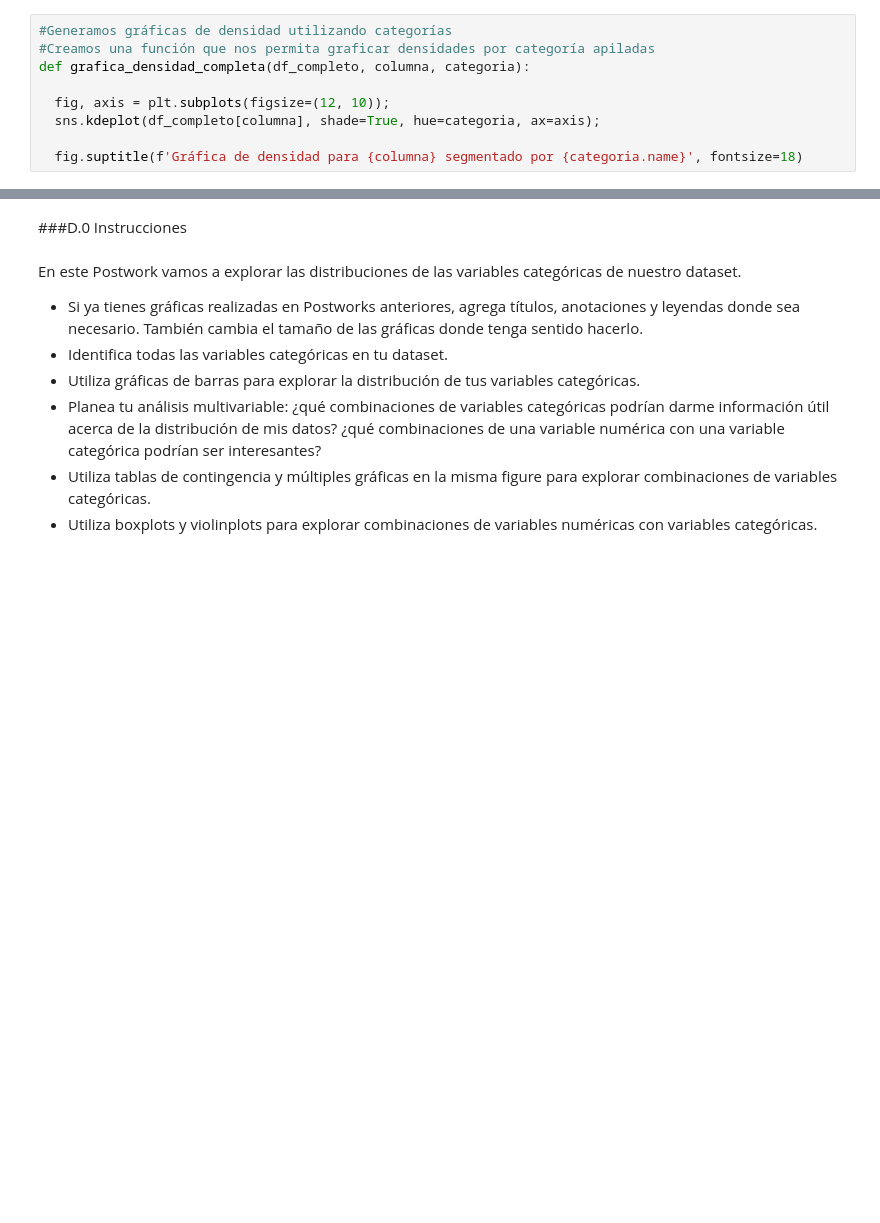
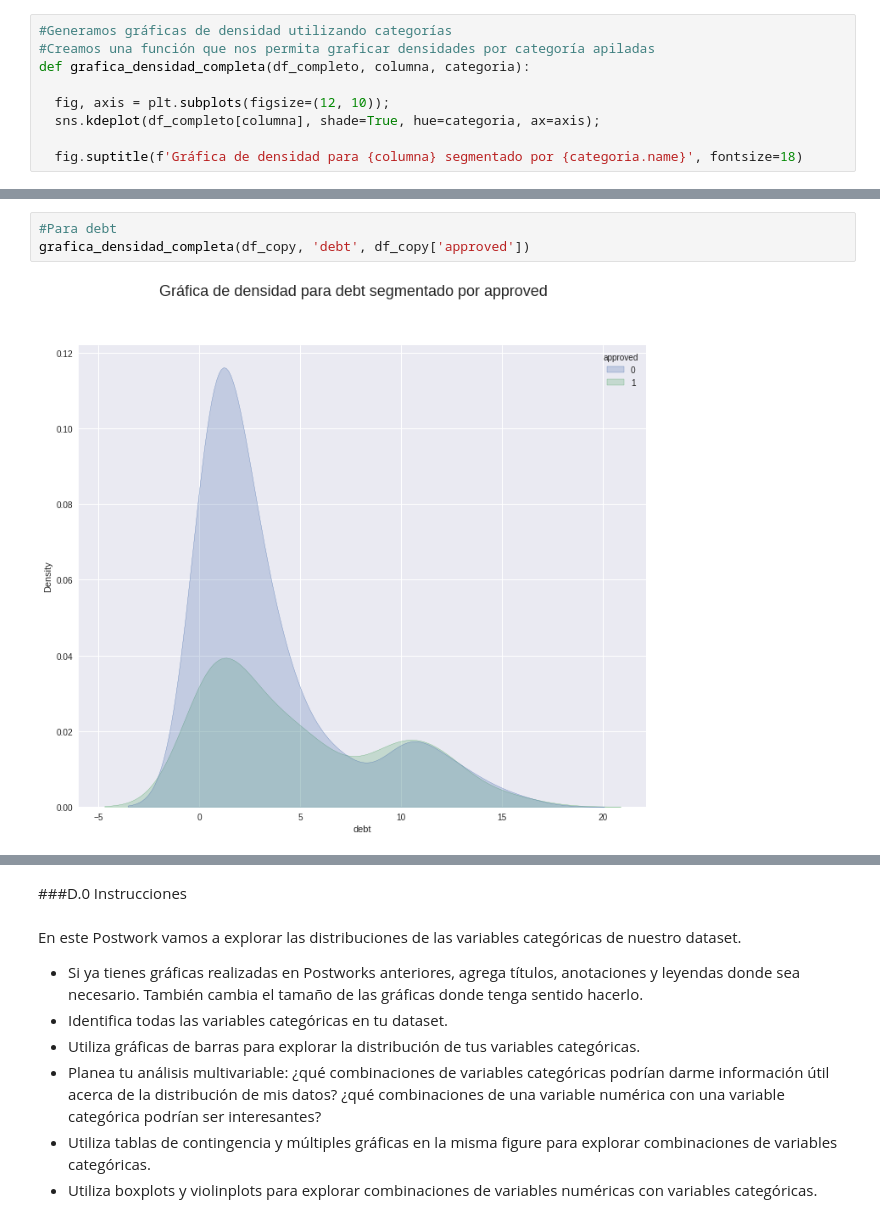
Before and after one commit to HanniaMele/bedu-equipo4-dataScience-M4, a Jupyter notebook: FinalProject_M4.ipynb, the cells around one changed output, grey strips where cells are left out. Saved outputs shown, nothing was run; the diff lists cells and outputs as text; blank space fills up the shorter version.

```diff
--- a/FinalProject_M4.ipynb
+++ b/FinalProject_M4.ipynb
@@ -921,0 +964,5 @@ grafica_densidad_individual(df_copy, 'age', df_copy['industry'])
+# %%
+#Para debt
+grafica_densidad_completa(df_copy, 'debt', df_copy['approved'])
+# %% [output]
+[figure, added]
```
Also changed, not shown: parts of 73 cells of this notebook.
